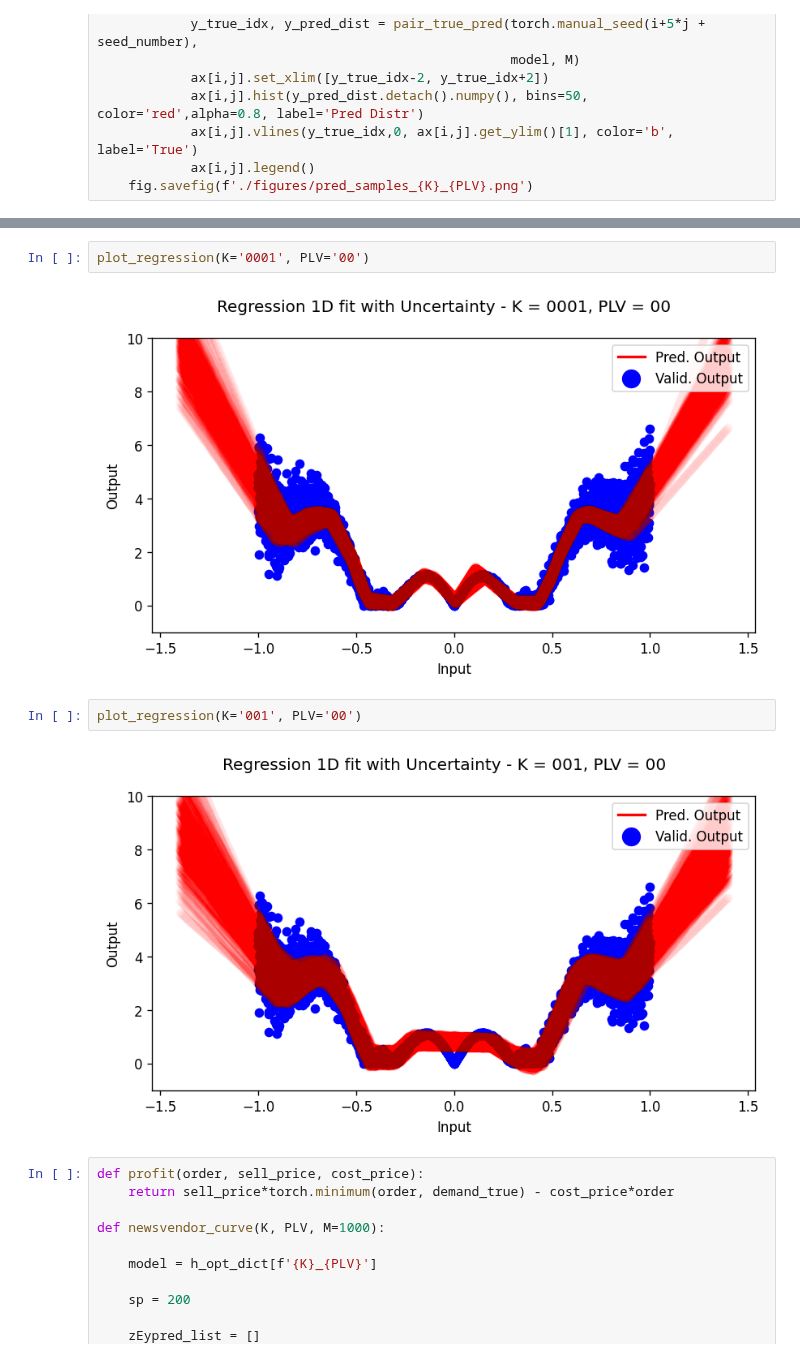
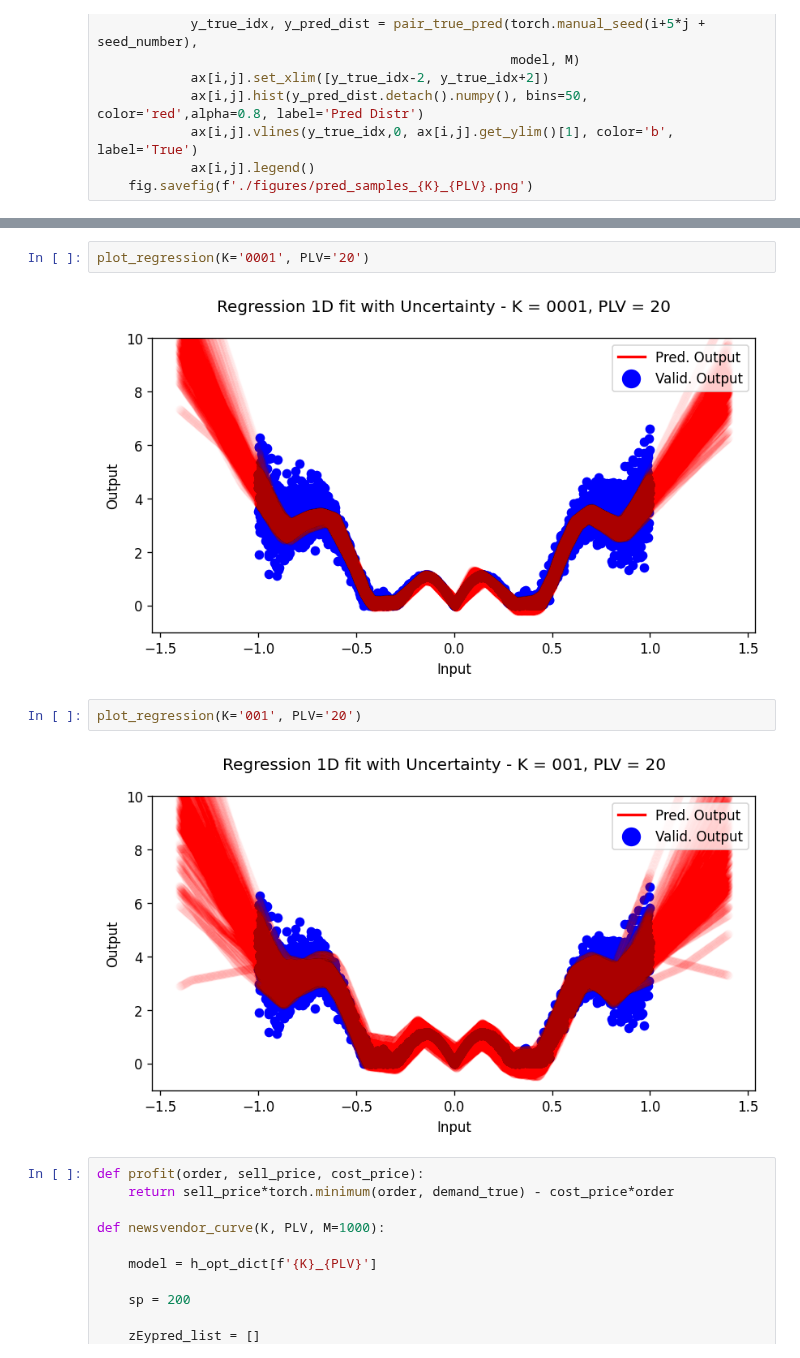
Before and after one commit to AlanLahoud/BNNSOP, a Jupyter notebook: illustrative_example.ipynb, the cells around one changed output, grey strips where cells are left out. Saved outputs shown, nothing was run; the diff lists cells and outputs as text.

```diff
--- a/illustrative_example.ipynb
+++ b/illustrative_example.ipynb
@@ -168,13 +170,13 @@ plot_regression(K='00', PLV='00')
 # %% [output]
 [figure]
 # %%
-plot_regression(K='0001', PLV='00')
+plot_regression(K='0001', PLV='20')
 # %% [output]
-[figure, old version]
+[figure, new version]
 # %%
-plot_regression(K='001', PLV='00')
+plot_regression(K='001', PLV='20')
 # %% [output]
-[figure, old version]
+[figure, new version]
 # %%
 def profit(order, sell_price, cost_price):
     return sell_price*torch.minimum(order, demand_true) - cost_price*order
```
Also changed, not shown: parts of 7 cells of this notebook, 2 other files.
